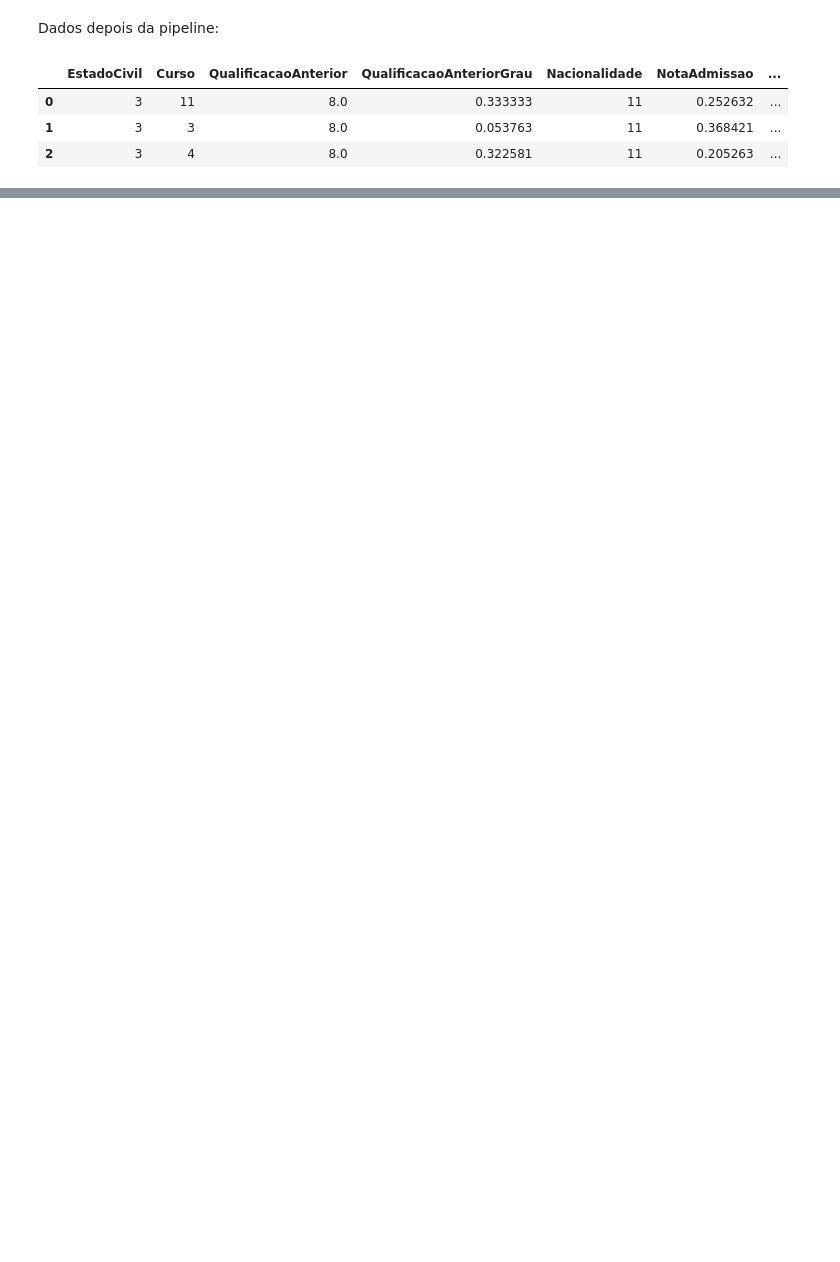
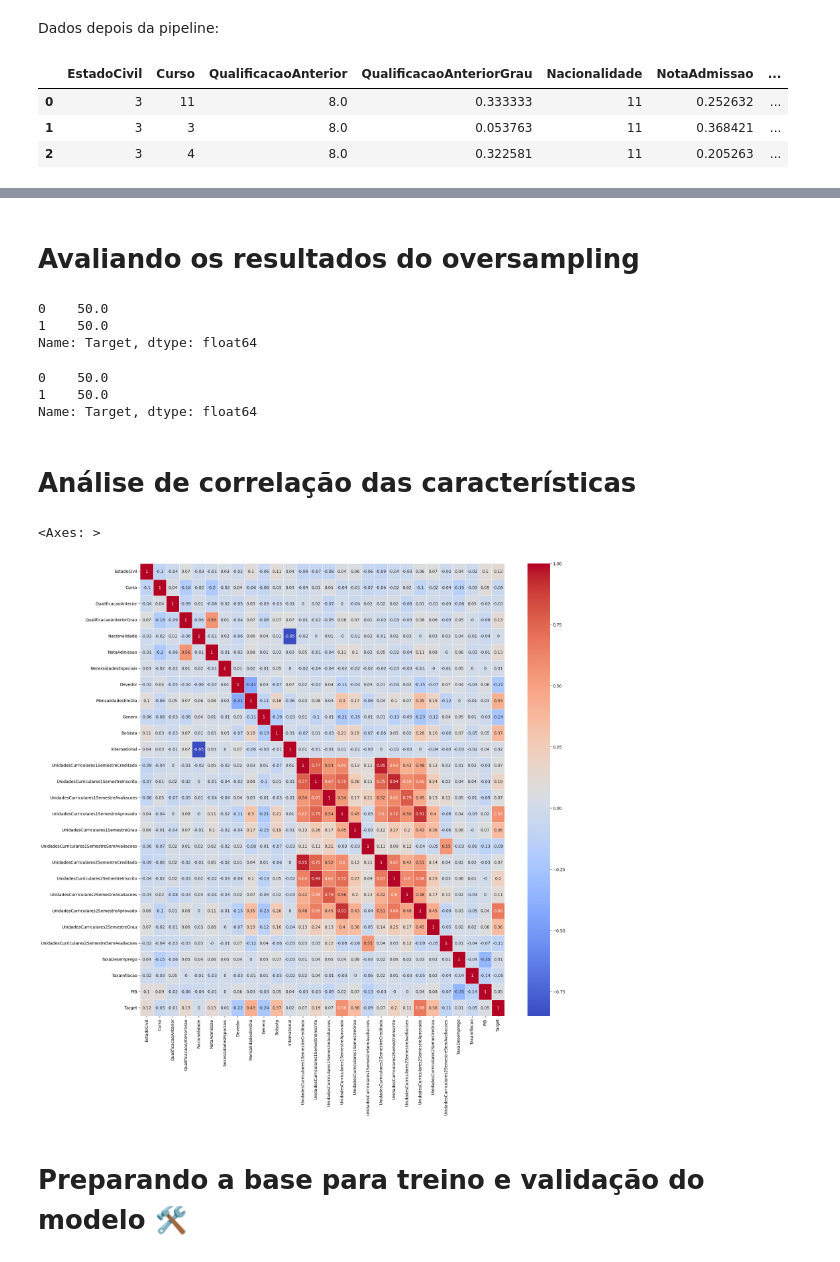
Before and after one commit to AnaRaquelCafe/Evasao-Estudantes, a Jupyter notebook: Predição_de_evasão_de_estudantes.ipynb, the cells around one changed output, grey strips where cells are left out. Drawn from its saved outputs; the diff is of its cells as text; code cells hidden in the pictures; blank space fills up the shorter version.

```diff
--- a/Predição_de_evasão_de_estudantes.ipynb
+++ b/Predição_de_evasão_de_estudantes.ipynb
@@ -983,0 +988,26 @@ train.head(3)
+# %% [markdown]
+# **Avaliando os resultados do oversampling**
+# %%
+round(train['Target'].value_counts(normalize = True)*100,2)
+# %% [output]
+0    50.0
+1    50.0
+Name: Target, dtype: float64
+# %%
+round(test['Target'].value_counts(normalize = True)*100,2)
+# %% [output]
+0    50.0
+1    50.0
+Name: Target, dtype: float64
+# %% [markdown]
+# **Análise de correlação das características**
+# %%
+correlation_matrix = train.corr().round(2)
+
+fig, ax = plt.subplots(figsize=(20,20))
+sns.heatmap(data=correlation_matrix, annot=True, linewidths=.5, ax=ax, cmap="coolwarm")
+# %% [output]
+<Axes: >
+[figure, added]
+# %% [markdown]
+# **Preparando a base para treino e validação do modelo** 🛠️
```
Also changed, not shown: parts of 7 cells of this notebook.
